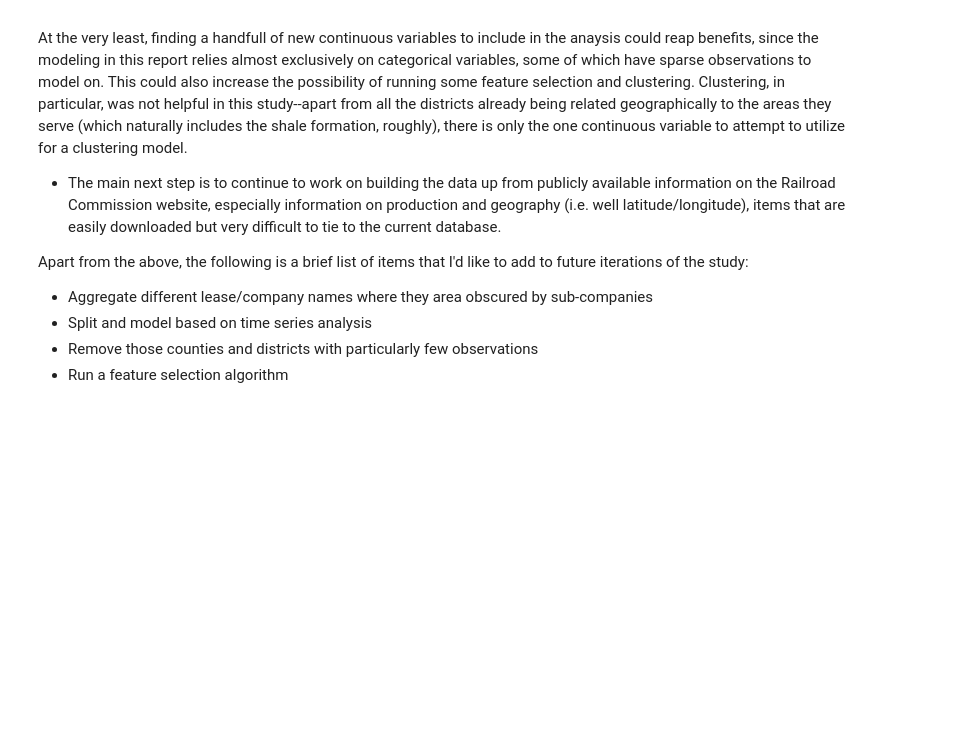
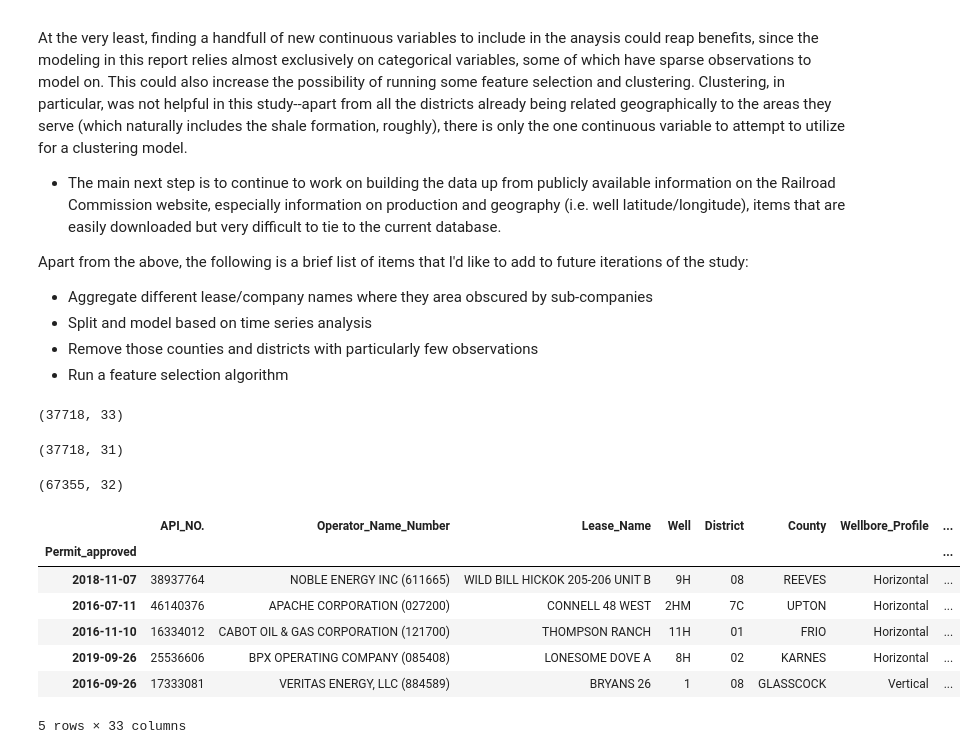
Before and after one commit to brianclements03/Individual_Project, a Jupyter notebook: Final_Notebook_Draft.ipynb, the cells around one changed output. Cells and saved outputs as stored; diff of their text form; code cells hidden in the pictures; blank space fills up the shorter version.

```diff
--- a/Final_Notebook_Draft.ipynb
+++ b/Final_Notebook_Draft.ipynb
@@ -845,3 +945,26 @@ Apart from the above, the following is a brief list of items that I'd like to ad
 - Split and model based on time series analysis
 - Remove those counties and districts with particularly few observations
 - Run a feature selection algorithm
+# %%
+train.shape
+# %% [output]
+(37718, 33)
+# %%
+X_train.shape
+# %% [output]
+(37718, 31)
+# %%
+permits.shape
+# %% [output]
+(67355, 32)
+# %%
+train.head()
+# %% [output]
+|  | API_NO. | Operator_Name_Number | Lease_Name | Well | District | County | Wellbore_Profile | ... |
+| Permit_approved |  |  |  |  |  |  |  | ... |
+| 2018-11-07 | 38937764 | NOBLE ENERGY INC (611665) | WILD BILL HICKOK 205-206 UNIT B | 9H | 08 | REEVES | Horizontal | ... |
+| 2016-07-11 | 46140376 | APACHE CORPORATION (027200) | CONNELL 48 WEST | 2HM | 7C | UPTON | Horizontal | ... |
+| 2016-11-10 | 16334012 | CABOT OIL & GAS CORPORATION (121700) | THOMPSON RANCH | 11H | 01 | FRIO | Horizontal | ... |
+| 2019-09-26 | 25536606 | BPX OPERATING COMPANY (085408) | LONESOME DOVE A | 8H | 02 | KARNES | Horizontal | ... |
+| 2016-09-26 | 17333081 | VERITAS ENERGY, LLC (884589) | BRYANS 26 | 1 | 08 | GLASSCOCK | Vertical | ... |
+5 rows × 33 columns
```
Also changed, not shown: parts of 71 cells of this notebook, 2 other files.
